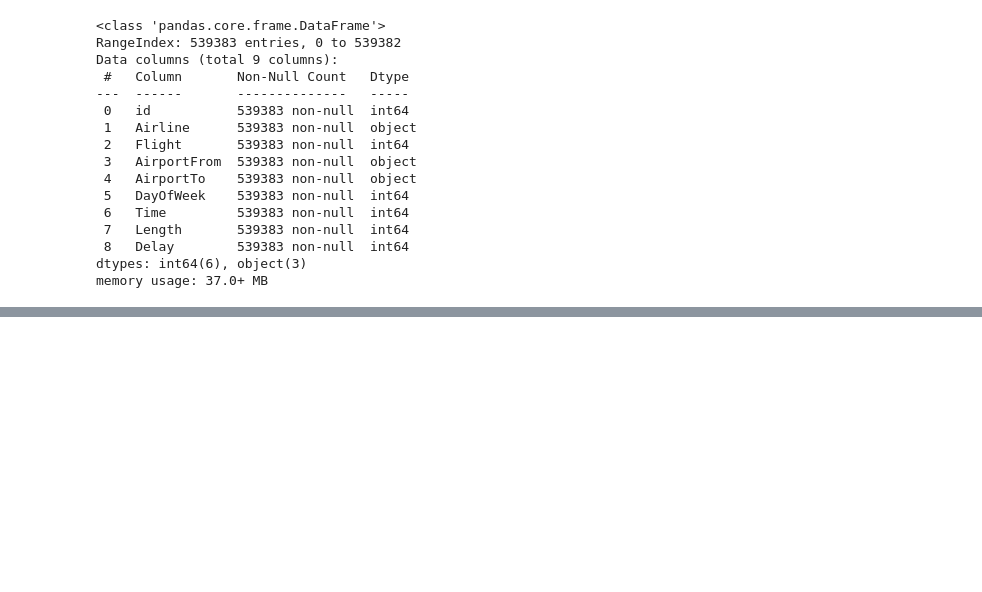
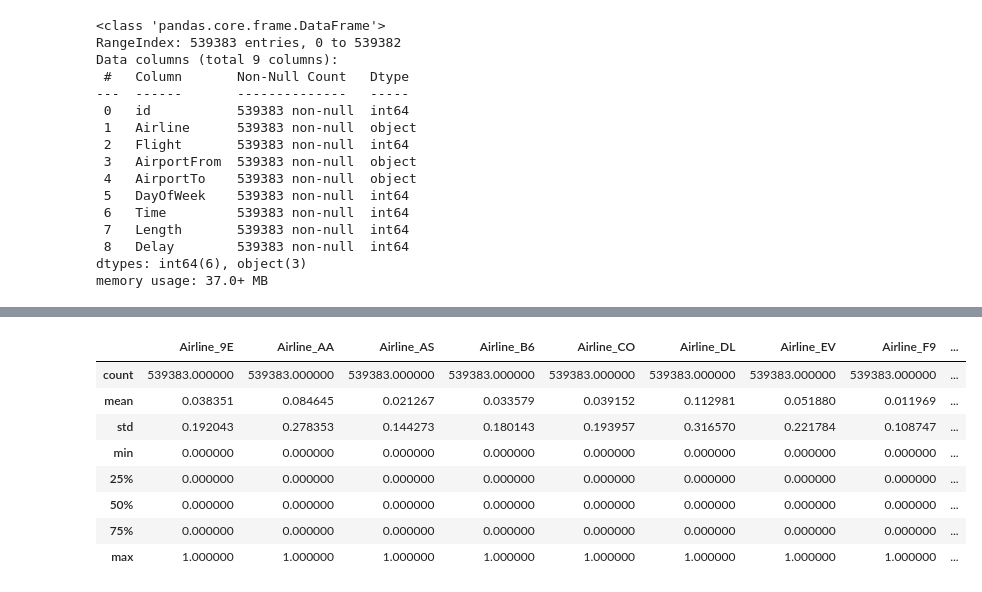
Before and after one commit to danm00nster/ML_PROJECT, a Jupyter notebook: ML_Daniel_Kwiecinski.ipynb, the cells around one changed output, grey strips where cells are left out. Cells and saved outputs as stored; diff of their text form; code cells hidden in the pictures; blank space fills up the shorter version.

```diff
--- a/ML_Daniel_Kwiecinski.ipynb
+++ b/ML_Daniel_Kwiecinski.ipynb
@@ -53,0 +86,12 @@ AirlinesDF.head()
+# %%
+X.describe()
+# %% [output]
+|  | Airline_9E | Airline_AA | Airline_AS | Airline_B6 | Airline_CO | Airline_DL | Airline_EV | Airline_F9 | ... |
+| count | 539383.000000 | 539383.000000 | 539383.000000 | 539383.000000 | 539383.000000 | 539383.000000 | 539383.000000 | 539383.000000 | ... |
+| mean | 0.038351 | 0.084645 | 0.021267 | 0.033579 | 0.039152 | 0.112981 | 0.051880 | 0.011969 | ... |
+| std | 0.192043 | 0.278353 | 0.144273 | 0.180143 | 0.193957 | 0.316570 | 0.221784 | 0.108747 | ... |
+| min | 0.000000 | 0.000000 | 0.000000 | 0.000000 | 0.000000 | 0.000000 | 0.000000 | 0.000000 | ... |
+| 25% | 0.000000 | 0.000000 | 0.000000 | 0.000000 | 0.000000 | 0.000000 | 0.000000 | 0.000000 | ... |
+| 50% | 0.000000 | 0.000000 | 0.000000 | 0.000000 | 0.000000 | 0.000000 | 0.000000 | 0.000000 | ... |
+| 75% | 0.000000 | 0.000000 | 0.000000 | 0.000000 | 0.000000 | 0.000000 | 0.000000 | 0.000000 | ... |
+| max | 1.000000 | 1.000000 | 1.000000 | 1.000000 | 1.000000 | 1.000000 | 1.000000 | 1.000000 | ... |
```
Also changed, not shown: parts of 20 cells of this notebook.
